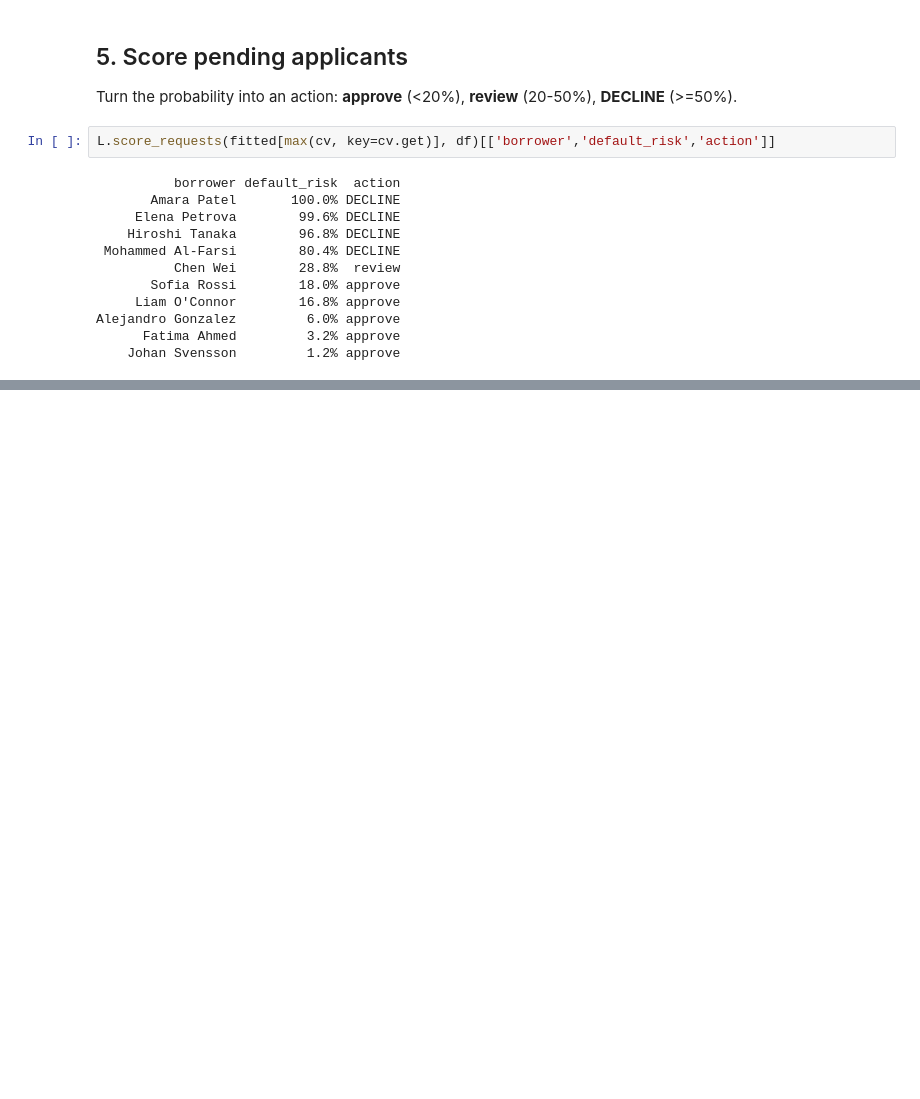
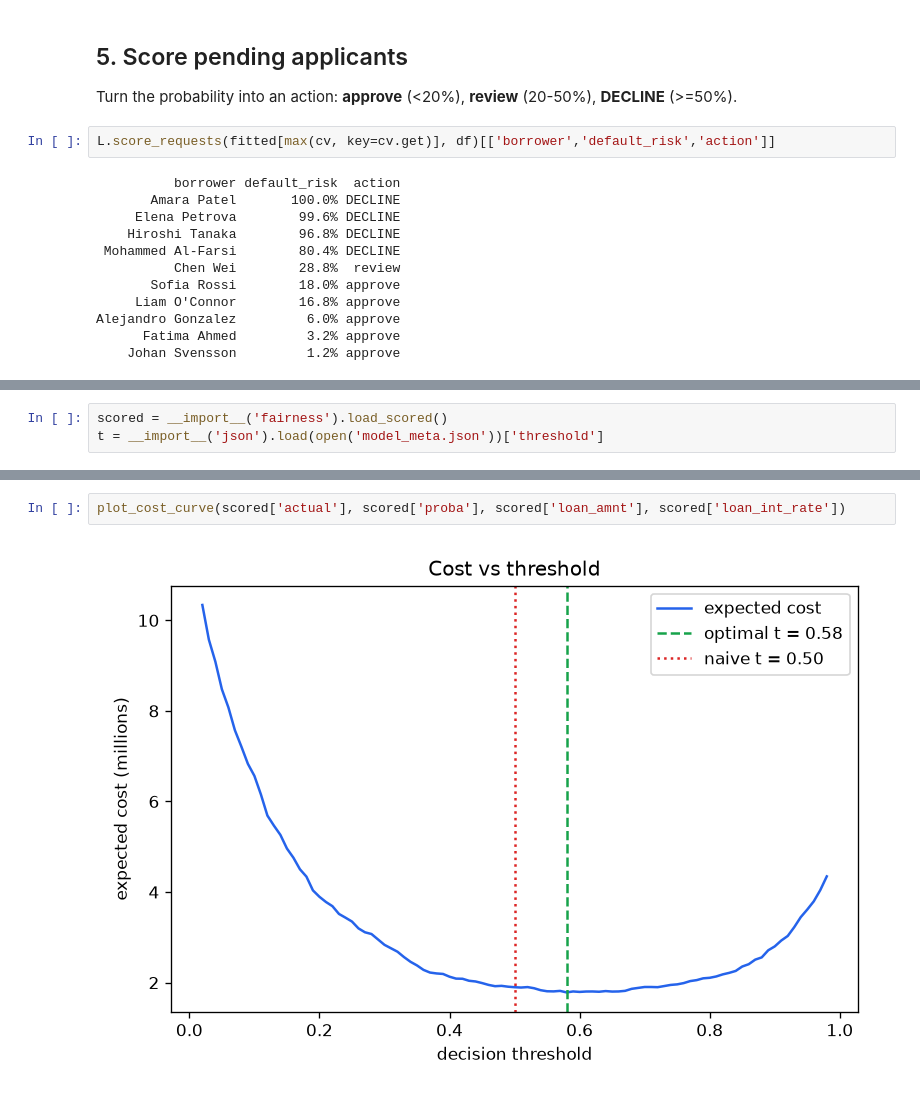
Before and after one commit to teampropty-hub/loan-default-predictor, a Jupyter notebook: analysis.ipynb, the cells around one changed output, grey strips where cells are left out. Cells and saved outputs as stored; diff of their text form; blank space fills up the shorter version.

```diff
--- a/analysis.ipynb
+++ b/analysis.ipynb
@@ -94,0 +96,3 @@ Alejandro Gonzalez         6.0% approve
+# %%
+scored = __import__('fairness').load_scored()
+t = __import__('json').load(open('model_meta.json'))['threshold']
@@ -94,0 +109,4 @@ Alejandro Gonzalez         6.0% approve
+# %%
+plot_cost_curve(scored['actual'], scored['proba'], scored['loan_amnt'], scored['loan_int_rate'])
+# %% [output]
+[figure, added]
```
Also changed, not shown: parts of 8 cells of this notebook, 15 other files.
